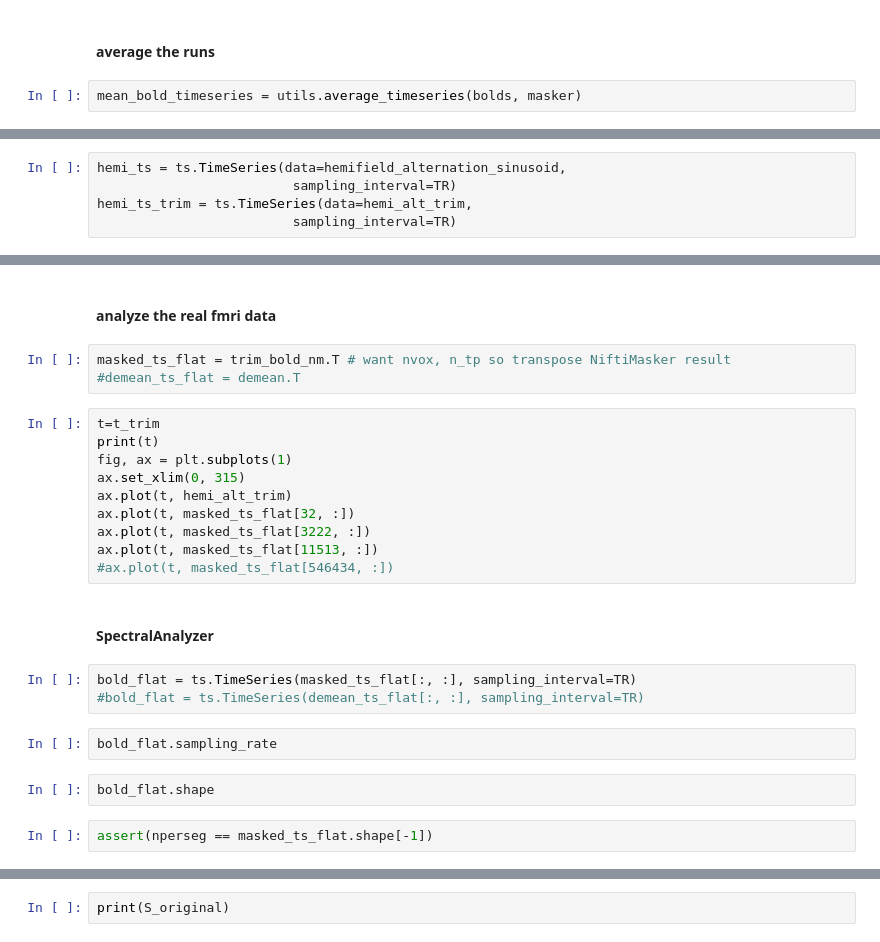
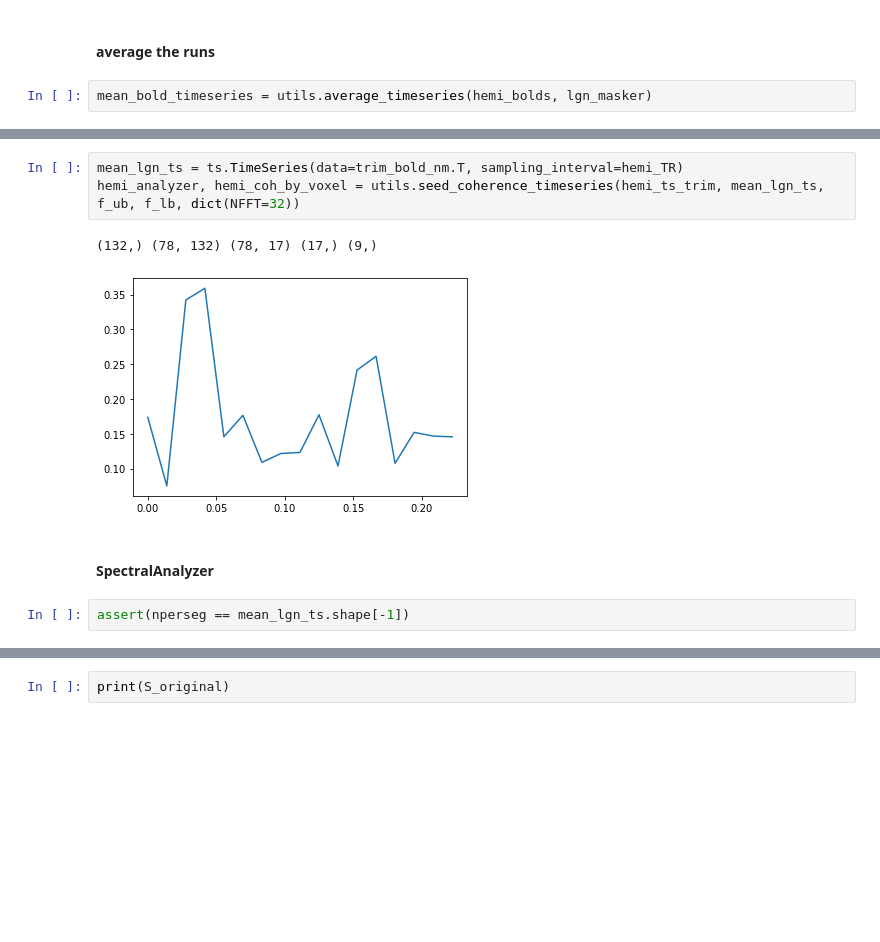
Before and after one commit to smerdis/streams, a Jupyter notebook: glm_code/NB_20200929.ipynb, the cells around one changed output, grey strips where cells are left out. Cells and saved outputs as stored; diff of their text form; blank space fills up the shorter version.

```diff
--- a/glm_code/NB_20200929.ipynb
+++ b/glm_code/NB_20200929.ipynb
@@ -781,4 +541,4 @@ for roi in resampled_rois:
 # %% [markdown]
 #### average the runs
 # %%
-mean_bold_timeseries = utils.average_timeseries(bolds, masker)
+mean_bold_timeseries = utils.average_timeseries(hemi_bolds, lgn_masker)
@@ -789,5 +563,0 @@ mean_bold_timeseries[:5, :5]
-# %%
-hemi_ts = ts.TimeSeries(data=hemifield_alternation_sinusoid,
-                         sampling_interval=TR)
-hemi_ts_trim = ts.TimeSeries(data=hemi_alt_trim,
-                         sampling_interval=TR)
@@ -819,27 +573,11 @@ ax.plot(t, timepad3)
-# %% [markdown]
-#### analyze the real fmri data
-# %%
-masked_ts_flat = trim_bold_nm.T # want nvox, n_tp so transpose NiftiMasker result
-#demean_ts_flat = demean.T
-# %%
-t=t_trim
-print(t)
-fig, ax = plt.subplots(1)
-ax.set_xlim(0, 315)
-ax.plot(t, hemi_alt_trim)
-ax.plot(t, masked_ts_flat[32, :])
-ax.plot(t, masked_ts_flat[3222, :])
-ax.plot(t, masked_ts_flat[11513, :])
-#ax.plot(t, masked_ts_flat[546434, :])
+# %%
+mean_lgn_ts = ts.TimeSeries(data=trim_bold_nm.T, sampling_interval=hemi_TR)
+hemi_analyzer, hemi_coh_by_voxel = utils.seed_coherence_timeseries(hemi_ts_trim, mean_lgn_ts, f_ub, f_lb, dict(NFFT=32))
+# %% [output]
+(132,) (78, 132) (78, 17) (17,) (9,)
+[figure, added]
 # %% [markdown]
 #### SpectralAnalyzer
-# %%
-bold_flat = ts.TimeSeries(masked_ts_flat[:, :], sampling_interval=TR)
-#bold_flat = ts.TimeSeries(demean_ts_flat[:, :], sampling_interval=TR)
-# %%
-bold_flat.sampling_rate
-# %%
-bold_flat.shape
 # %%
-assert(nperseg == masked_ts_flat.shape[-1])
+assert(nperseg == mean_lgn_ts.shape[-1])
 # %%
```
Also changed, not shown: parts of 127 cells of this notebook, 1 other file.
